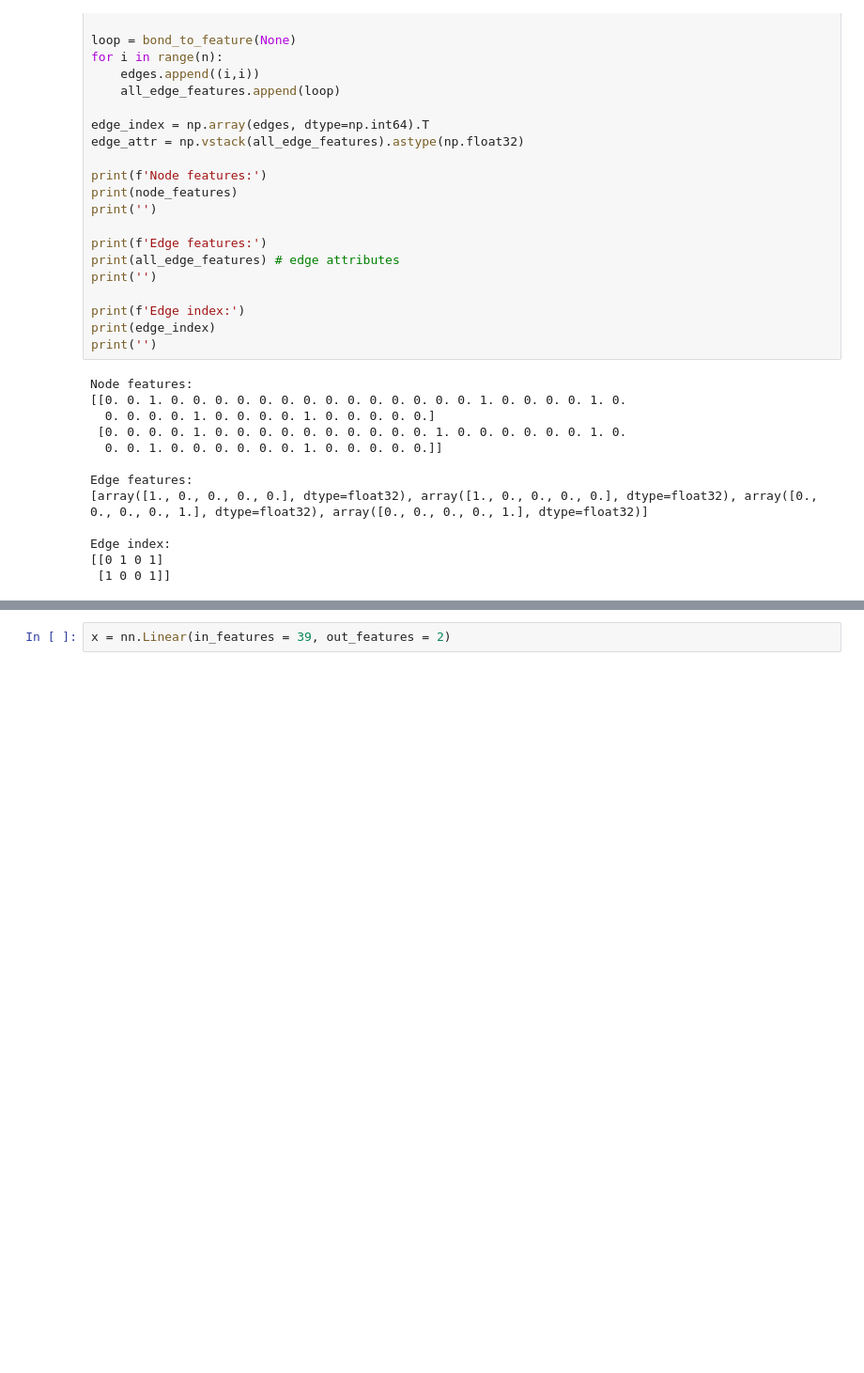
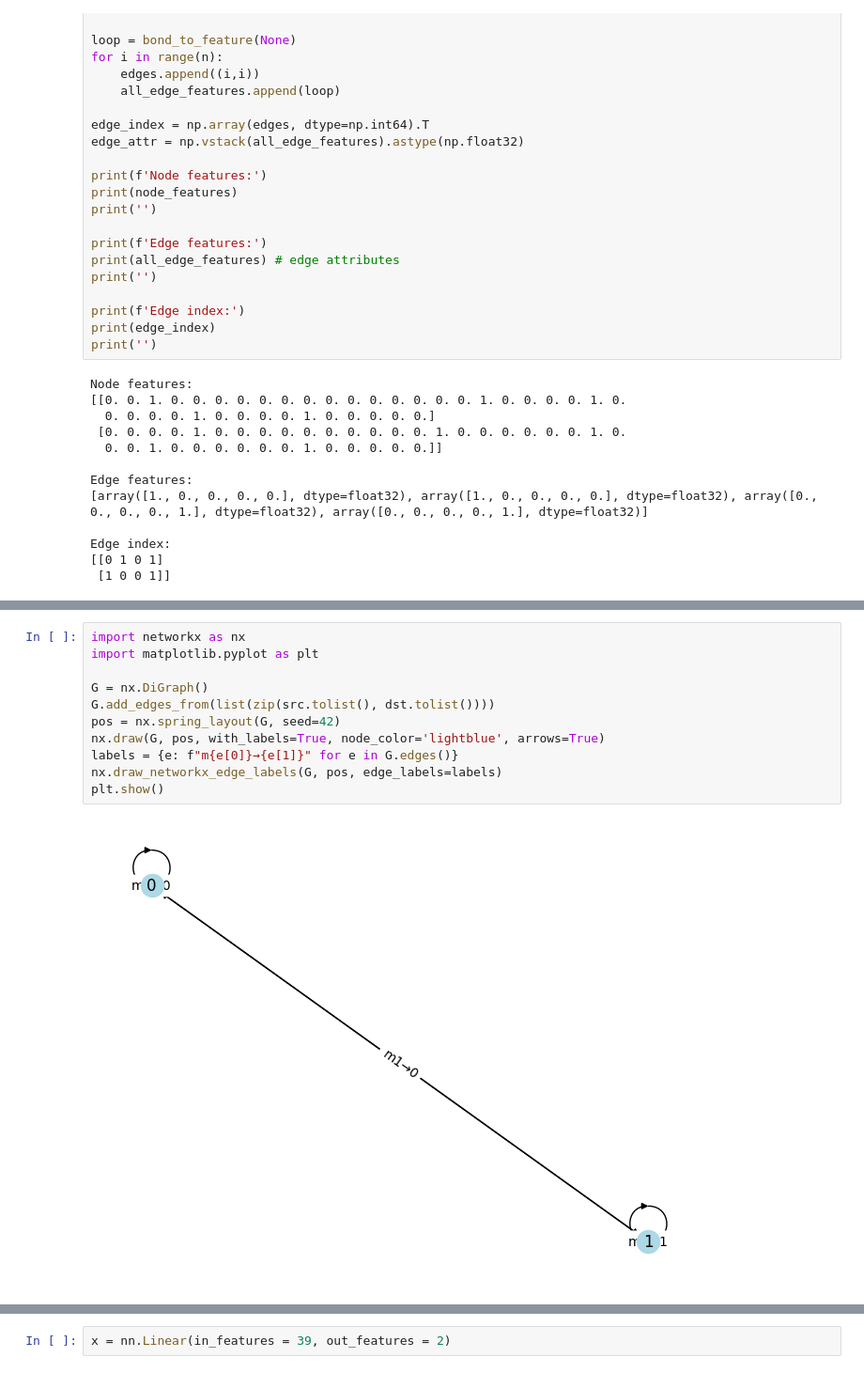
Before and after one commit to yashchainani21/ContrastiveGNNs, a Jupyter notebook: notebooks/06_prototype_GNN.ipynb, the cells around one changed output, grey strips where cells are left out. Shown at 94% size. Drawn from its saved outputs; the diff is of its cells as text; blank space fills up the shorter version.

```diff
--- a/notebooks/06_prototype_GNN.ipynb
+++ b/notebooks/06_prototype_GNN.ipynb
@@ -239,0 +324,13 @@ Edge index:
+# %%
+import networkx as nx
+import matplotlib.pyplot as plt
+
+G = nx.DiGraph()
+G.add_edges_from(list(zip(src.tolist(), dst.tolist())))
+pos = nx.spring_layout(G, seed=42)
+nx.draw(G, pos, with_labels=True, node_color='lightblue', arrows=True)
+labels = {e: f"m{e[0]}→{e[1]}" for e in G.edges()}
+nx.draw_networkx_edge_labels(G, pos, edge_labels=labels)
+plt.show()
+# %% [output]
+[figure, added]
```
Also changed, not shown: parts of 10 cells of this notebook, 5 other files.
